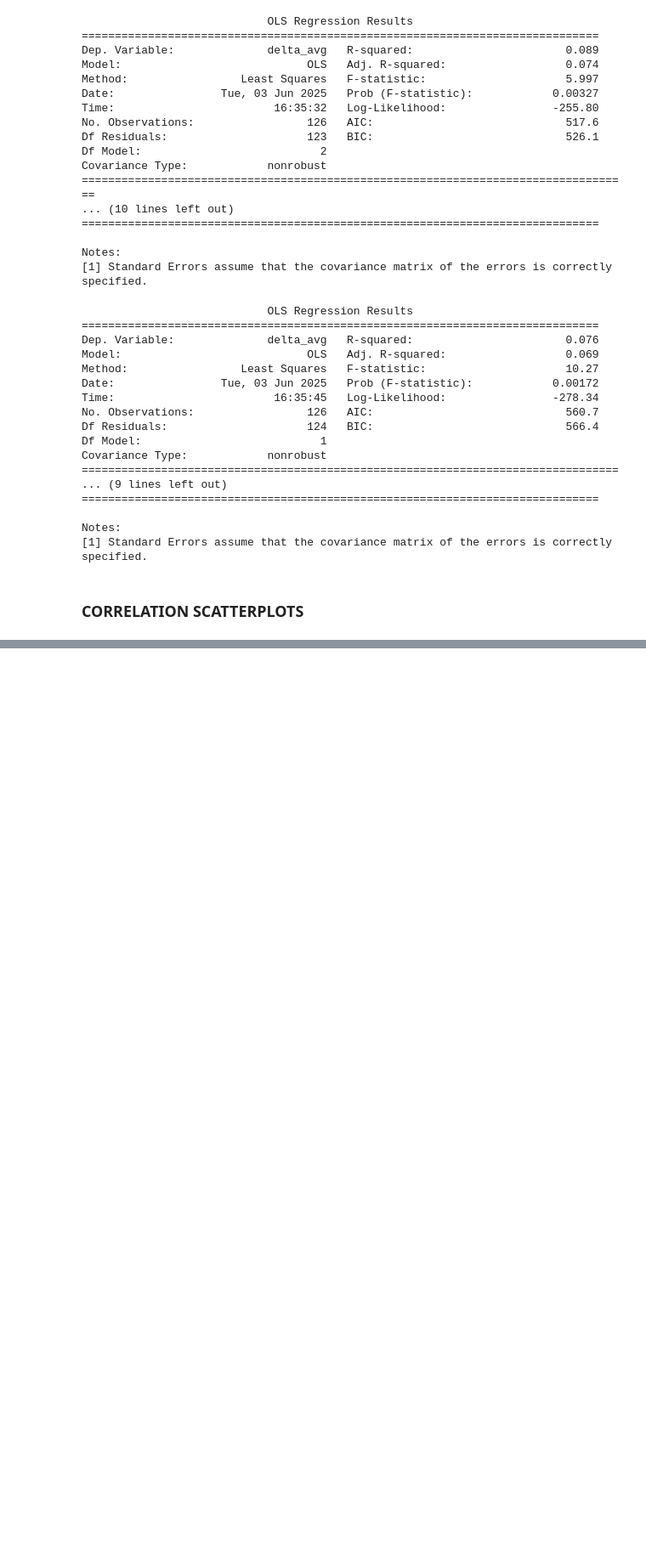
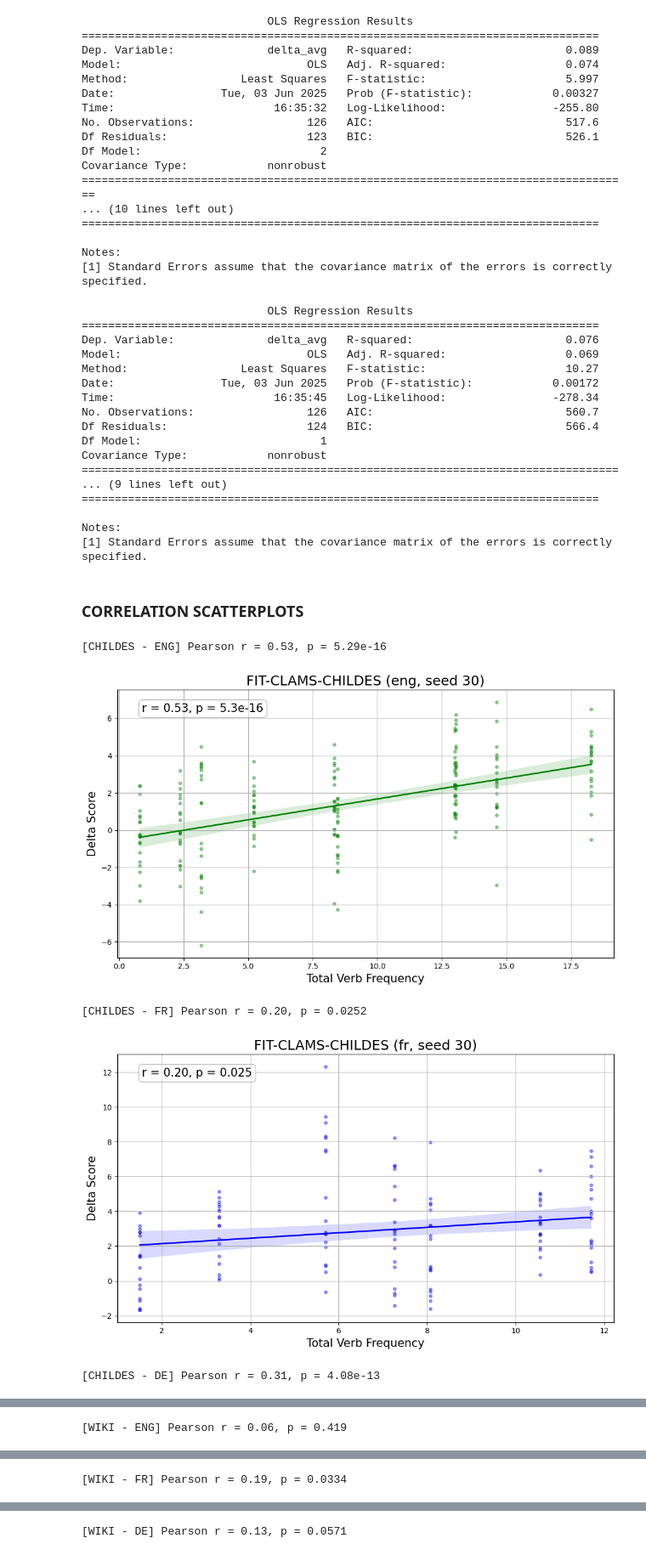
Before and after one commit to fpadovani/childes_vs_wiki, a Jupyter notebook: regression_analysis.ipynb, the cells around one changed output, grey strips where cells are left out. Shown at 85% size. Cells and saved outputs as stored; diff of their text form; code cells hidden in the pictures; blank space fills up the shorter version.

```diff
--- a/regression_analysis.ipynb
+++ b/regression_analysis.ipynb
@@ -1425,6 +1425,7 @@ def generate_correlation_plot(base_folder, corpus, language, seed=30):
     color = language_colors.get(language, 'gray')
 
     target_column = f"delta_score_{seed}"
+    #target_column = f"delta_avg"
     dfs = []
 
     for filename in os.listdir(base_folder):
@@ -1446,7 +1447,7 @@ def generate_correlation_plot(base_folder, corpus, language, seed=30):
     combined_df = pd.concat(dfs, ignore_index=True)
 
     # Pearson correlation
-    r, pval = pearsonr(combined_df["verb_log_freq"], combined_df[target_column])
+    r, pval = pearsonr(combined_df["total_freq_verbs"], combined_df[target_column])
     print(f"[{corpus.upper()} - {language.upper()}] Pearson r = {r:.2f}, p = {pval:.3g}")
 
     # Plot
@@ -1462,33 +1463,39 @@ def generate_correlation_plot(base_folder, corpus, language, seed=30):
         line_kws={"linewidth": 2}
     )
 
-    plt.xlabel("Verb Log Frequency", fontsize=15)
+    plt.xlabel("Total Verb Frequency", fontsize=15)
     plt.ylabel("Delta Score", fontsize=15)
     plt.title(f"FIT-CLAMS-{corpus.upper()} ({language}, seed {seed})", fontsize=18)
     plt.grid(True)
     plt.tight_layout()
 
     plt.text(
         0.05, 0.95,
         f"r = {r:.2f}, p = {pval:.2g}",
         transform=plt.gca().transAxes,
         fontsize=15,
         verticalalignment='top',
         bbox=dict(boxstyle="round,pad=0.3", facecolor="white", edgecolor="gray", alpha=0.5)
     )
 
     # Save as PNG
     save_path = os.path.join('/'.join(base_folder.split('/')[:-1]), 'regressions_plots', f"FIT-CLAMS_plot_{corpus}_{language}_delta{seed}.png")
     plt.savefig(save_path, format="png")
     plt.show()
 
 
 
 # Example usage for all combinations
 folder_path = './regression_analysis/regressions_files'
 corpora = ['childes', 'wiki']
 languages = ['eng', 'fr', 'de']
 
 for corpus in corpora:
     for lang in languages:
         generate_correlation_plot(folder_path, corpus, lang)
+# %% [output]
+[CHILDES - ENG] Pearson r = 0.53, p = 5.29e-16
+[figure, added]
+[CHILDES - FR] Pearson r = 0.20, p = 0.0252
+[figure, added]
+[CHILDES - DE] Pearson r = 0.31, p = 4.08e-13
@@ -1494,0 +1503 @@ for corpus in corpora:
+[WIKI - ENG] Pearson r = 0.06, p = 0.419
@@ -1494,0 +1505 @@ for corpus in corpora:
+[WIKI - FR] Pearson r = 0.19, p = 0.0334
@@ -1494,0 +1507 @@ for corpus in corpora:
+[WIKI - DE] Pearson r = 0.13, p = 0.0571
```
Also changed, not shown: parts of 4 cells of this notebook, 12 other files.
